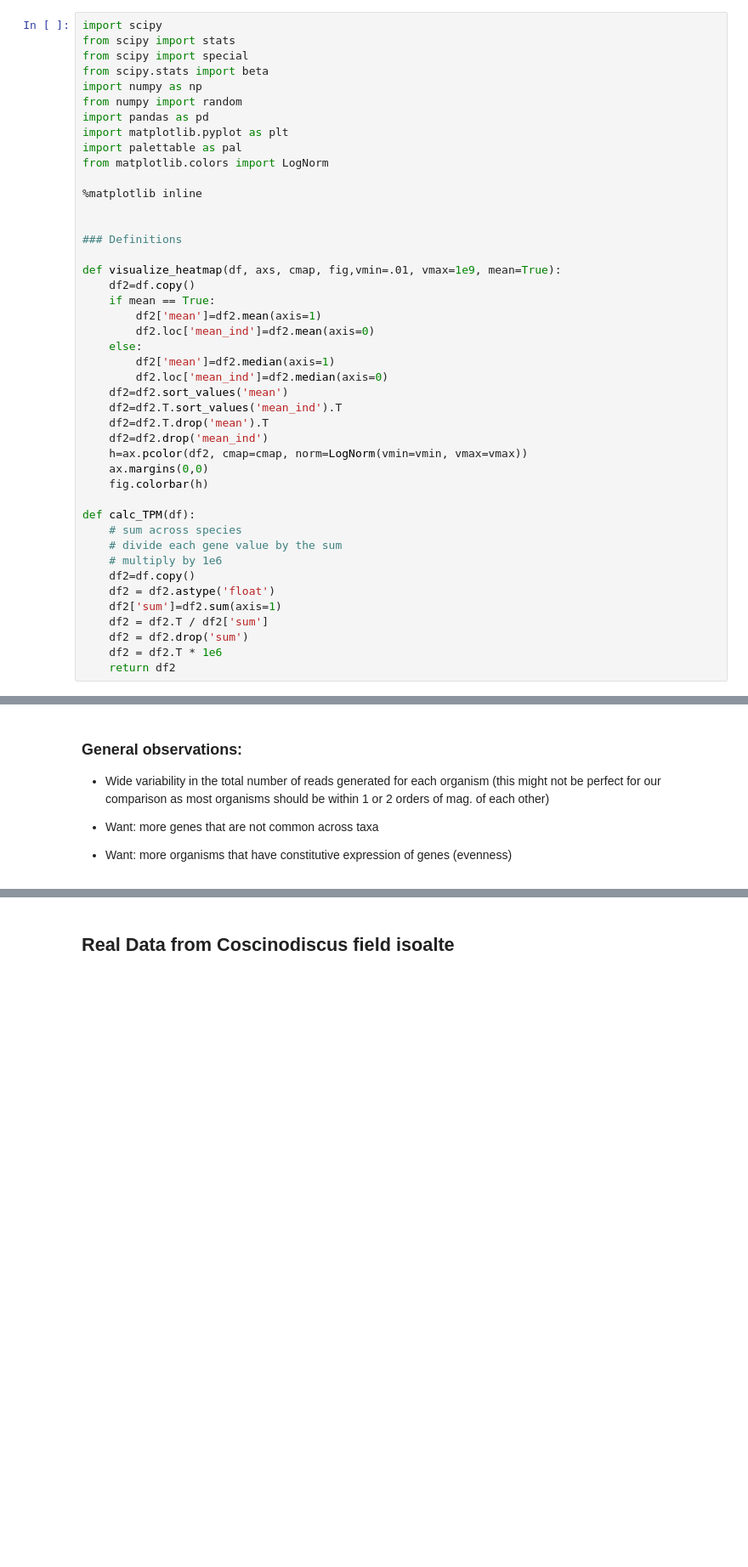
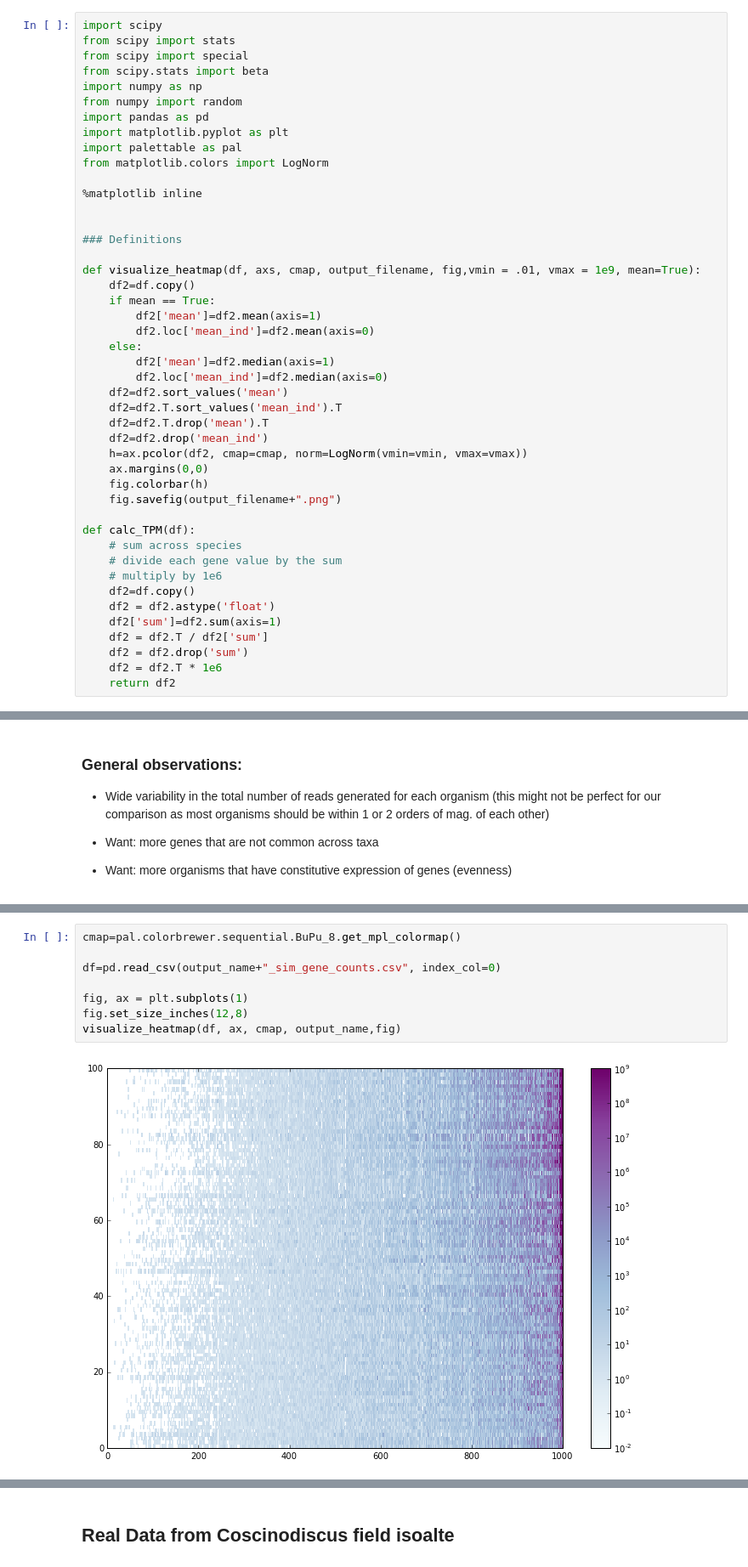
Before and after one commit to Thru-Echoes/structure-gene-discovery, a Jupyter notebook: create-sim-data/generate_test_simulated_data.ipynb, the cells around one changed output, grey strips where cells are left out. Shown at 85% size. Saved outputs shown, nothing was run; the diff lists cells and outputs as text; blank space fills up the shorter version.

```diff
--- a/create-sim-data/generate_test_simulated_data.ipynb
+++ b/create-sim-data/generate_test_simulated_data.ipynb
@@ -17,7 +17,7 @@ from matplotlib.colors import LogNorm
 
 ### Definitions
 
-def visualize_heatmap(df, axs, cmap, fig,vmin=.01, vmax=1e9, mean=True):
+def visualize_heatmap(df, axs, cmap, output_filename, fig,vmin = .01, vmax = 1e9, mean=True):
     df2=df.copy()
     if mean == True:
         df2['mean']=df2.mean(axis=1)
@@ -32,6 +32,7 @@ def visualize_heatmap(df, axs, cmap, fig,vmin=.01, vmax=1e9, mean=True):
     h=ax.pcolor(df2, cmap=cmap, norm=LogNorm(vmin=vmin, vmax=vmax))
     ax.margins(0,0)
     fig.colorbar(h)
+    fig.savefig(output_filename+".png")
 
 def calc_TPM(df):
     # sum across species
@@ -76,0 +99,10 @@ visualize_heatmap(df_TPM, ax, cmap, fig,vmin=1e-6, vmax=1e5, mean=False)
+# %%
+cmap=pal.colorbrewer.sequential.BuPu_8.get_mpl_colormap()
+
+df=pd.read_csv(output_name+"_sim_gene_counts.csv", index_col=0)
+
+fig, ax = plt.subplots(1)
+fig.set_size_inches(12,8)
+visualize_heatmap(df, ax, cmap, output_name,fig)
+# %% [output]
+[figure, added]
```
Also changed, not shown: parts of 6 cells of this notebook, 32 other files.
